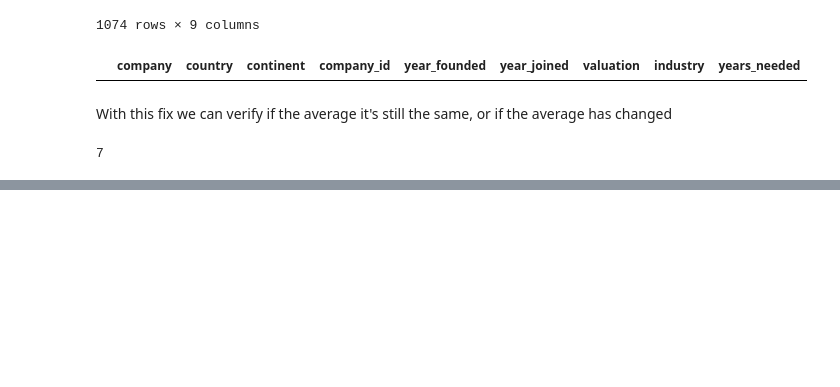
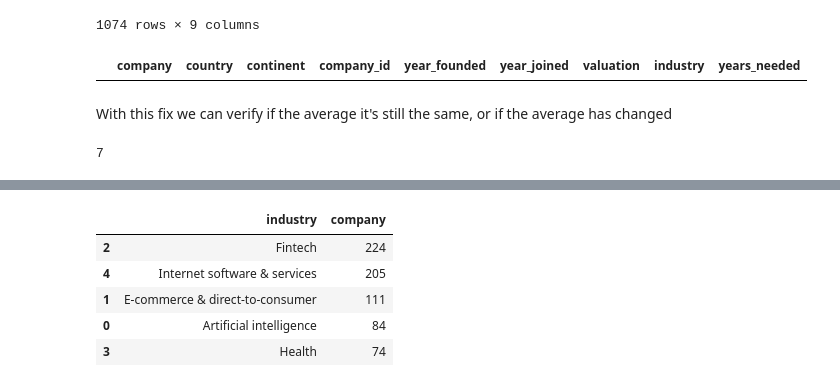
Before and after one commit to rromerov/Data-Science-Projects, a Jupyter notebook: data_analysis/unicorn_companies.ipynb, the cells around one changed output, grey strips where cells are left out. Drawn from its saved outputs; the diff is of its cells as text; code cells hidden in the pictures; blank space fills up the shorter version.

```diff
--- a/data_analysis/unicorn_companies.ipynb
+++ b/data_analysis/unicorn_companies.ipynb
@@ -289,0 +319,11 @@ This didn't affect the measure, but this won't be the case in other situations,
+# %%
+top_5_industries=top_industries(5,"industry")
+#Let's visualize the most common industries for unicorn companies
+top_5_industries
+# %% [output]
+|  | industry | company |
+| 2 | Fintech | 224 |
+| 4 | Internet software & services | 205 |
+| 1 | E-commerce & direct-to-consumer | 111 |
+| 0 | Artificial intelligence | 84 |
+| 3 | Health | 74 |
```
Also changed, not shown: parts of 8 cells of this notebook.
